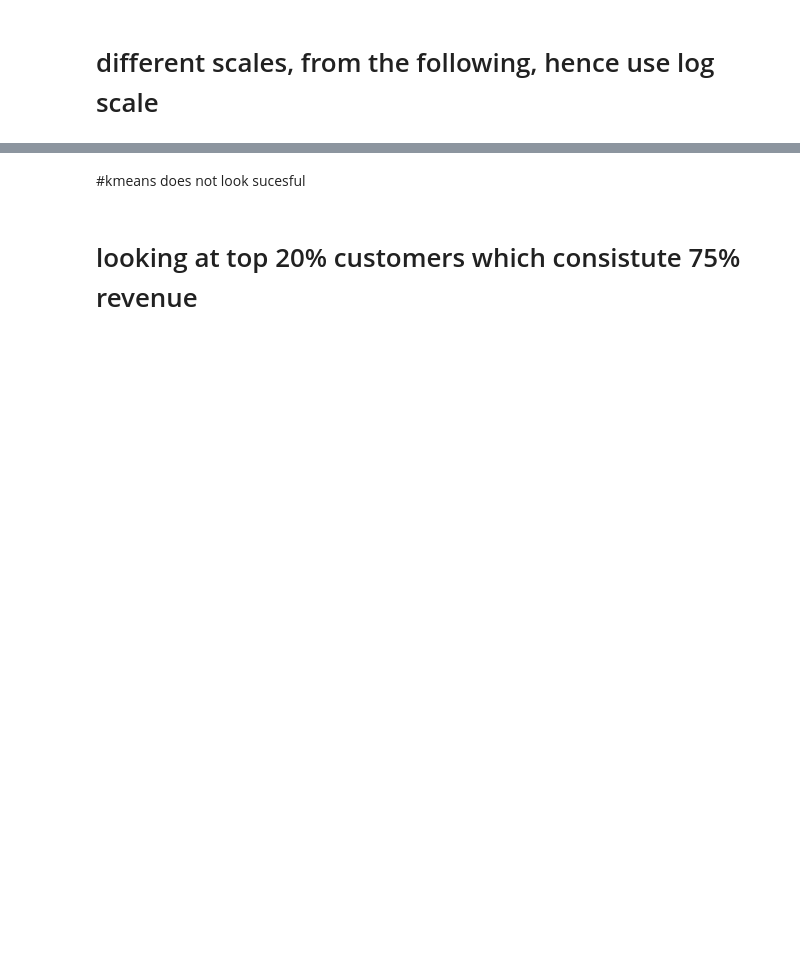
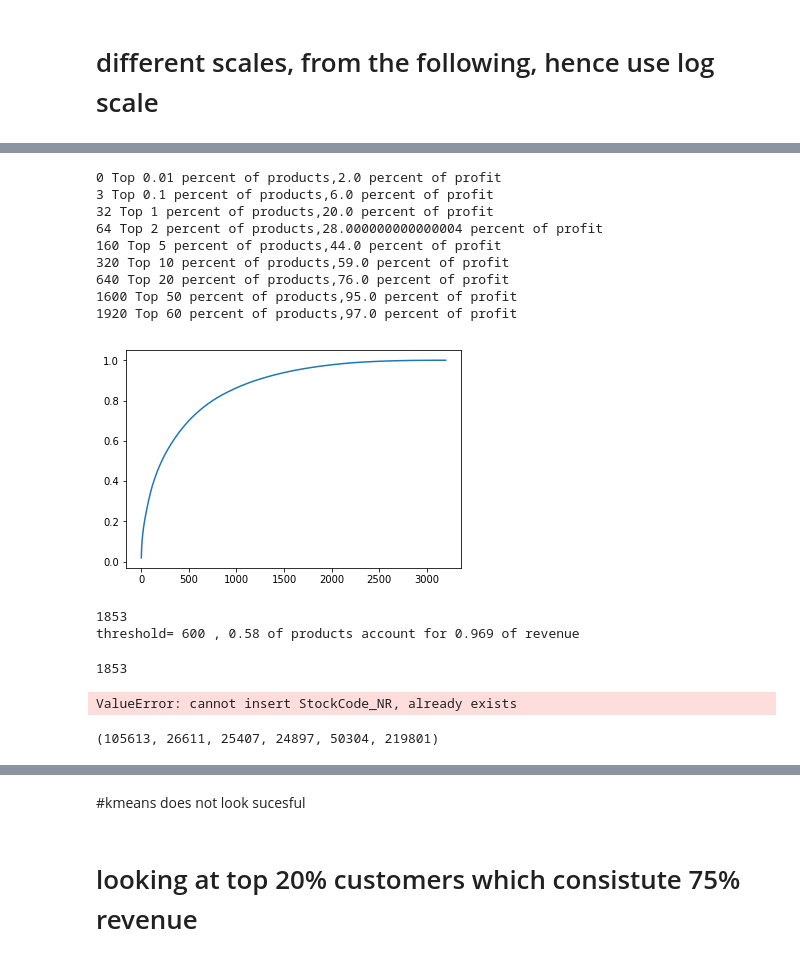
Before and after one commit to leexa90/E-commece-Data-Science, a Jupyter notebook: Untitled_cluster.ipynb, the cells around one changed output, grey strips where cells are left out. Saved outputs shown, nothing was run; the diff lists cells and outputs as text; code cells hidden in the pictures; blank space fills up the shorter version.

```diff
--- a/Untitled_cluster.ipynb
+++ b/Untitled_cluster.ipynb
@@ -63,27 +117,40 @@ plt.plot(temp2['cummulative_profit']);plt.show()
 # %%
 # are there any subgroups of important customer
 temp = data.groupby(['StockCode_NR'])['TotalRevenue'].apply(sum).reset_index(drop=False)
 temp['totalRev_over_time'] = data.groupby(['StockCode_NR'])['TotalRevenue'].apply(np.sum).reset_index(drop=True)
 temp2 = temp.sort_values('totalRev_over_time').iloc[::-1].reset_index(drop=True)
 
 result,val = [0,] ,0
 for i in range(len(temp2)):
     val += temp2.iloc[i]['TotalRevenue']
     result += [val,]
 temp2['cummulative_profit'] = np.array(result[1:])/val
 temp2['Total_profit'] = (np.array(result[1:])-np.array(result[:-1]))/val
 for i in [0.01,0.1,1,2,5,10,20,50,60]:
     num = int(len(temp2)*1.*i/100)
     print num,
     print 'Top %s percent of products,%s percent of profit'%(i,100*np.round(temp2.loc[num]['cummulative_profit'],2))
 plt.plot(temp2['cummulative_profit']);plt.show()
-x = 10
+x = 600 #coresponds to  96% products
 print np.sum(temp2['totalRev_over_time']>x)
 print 'threshold=',x,',',np.round(np.mean(temp2['totalRev_over_time']>x),2),'of products account for',
 print np.round(np.sum(temp2[temp2['totalRev_over_time']>x]['TotalRevenue'])/np.sum(temp2['TotalRevenue']),3),'of revenue\n\n'
 temp3 = temp2[temp2['totalRev_over_time']>x]
 data2 = pd.merge(data,temp3[['StockCode_NR','totalRev_over_time','Total_profit']]
          ,on='StockCode_NR',how='inner')
+# %% [output]
+0 Top 0.01 percent of products,2.0 percent of profit
+3 Top 0.1 percent of products,6.0 percent of profit
+32 Top 1 percent of products,20.0 percent of profit
+64 Top 2 percent of products,28.000000000000004 percent of profit
+160 Top 5 percent of products,44.0 percent of profit
+320 Top 10 percent of products,59.0 percent of profit
+640 Top 20 percent of products,76.0 percent of profit
+1600 Top 50 percent of products,95.0 percent of profit
+1920 Top 60 percent of products,97.0 percent of profit
+[figure, added]
+1853
+threshold= 600 , 0.58 of products account for 0.969 of revenue
 # %%
 customer_info = data.groupby(['CustomerID',])['TotalRevenue'].apply(sum).reset_index(drop=False)
 customer_info = customer_info.sort_values('TotalRevenue').iloc[::-1].reset_index(drop=False)
@@ -110,6 +177,12 @@ for i in data2.groupby(['totalRev_over_time','StockCode_NR'])['TotalRevenue'].ap
     counter += 1
 data2['StockCode_NR_int'] = data2['StockCode_NR'].map(dictt_StockCode)
 print counter
+# %% [output]
+1853
+# %%
+data2.groupby(['totalRev_over_time','StockCode_NR'])['StockCode_NR'].apply(len).reset_index(drop=False)[0].iloc[::-1]
+# %% [output]
+ValueError: cannot insert StockCode_NR, already exists
 # %%
 train = data2[((data2['Year']==2010)*(data2['Month'].isin([12,]))) | \
               ((data2['Year']==2011)*(data2['Month'].isin([1,2,3,4])))]
@@ -120,6 +193,8 @@ test4 = data2[ ((data2['Year']==2011)*(data2['Month'].isin([6,7,])))]
 test5 = data2[ ((data2['Year']==2011)*(data2['Month'].isin([6,7,8,9,10,11])))]
 
 len(train),len(test),len(test2),len(test3),len(test4),len(test5)
+# %% [output]
+(105613, 26611, 25407, 24897, 50304, 219801)
 # %%
 #get all orders from customer during time period
 Invoice = train.groupby(['CustomerID',]).apply(lambda x :(list(x['StockCode_NR_int']),
```
Also changed, not shown: parts of 30 cells of this notebook, 1 other file.
